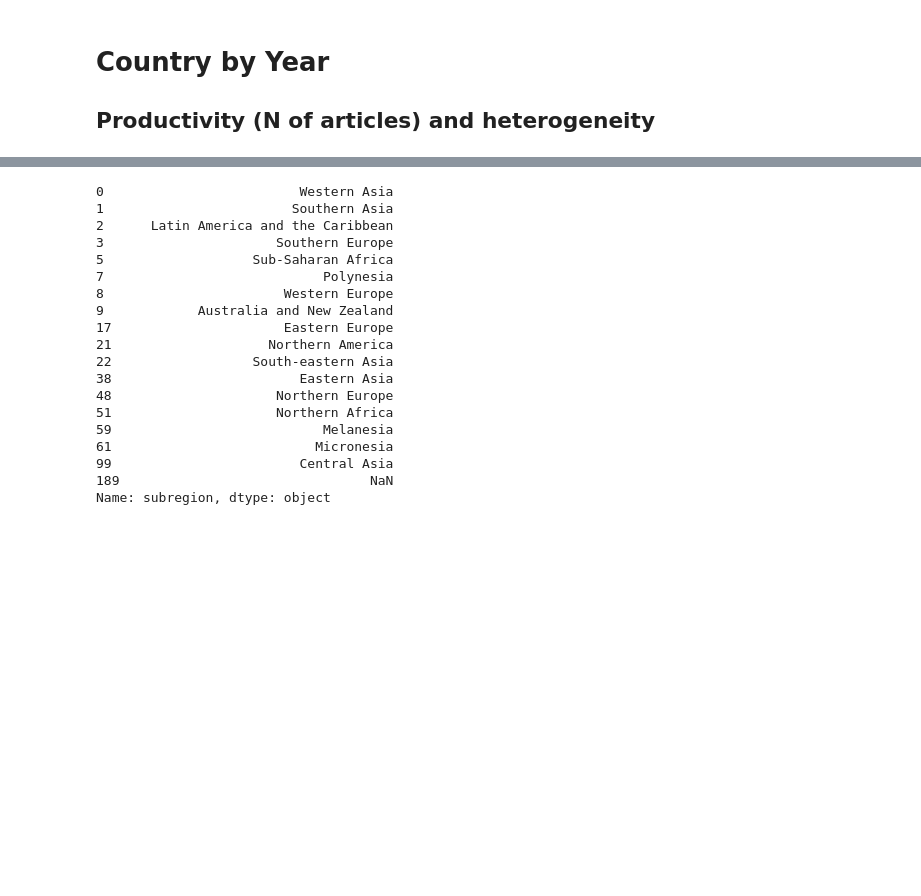
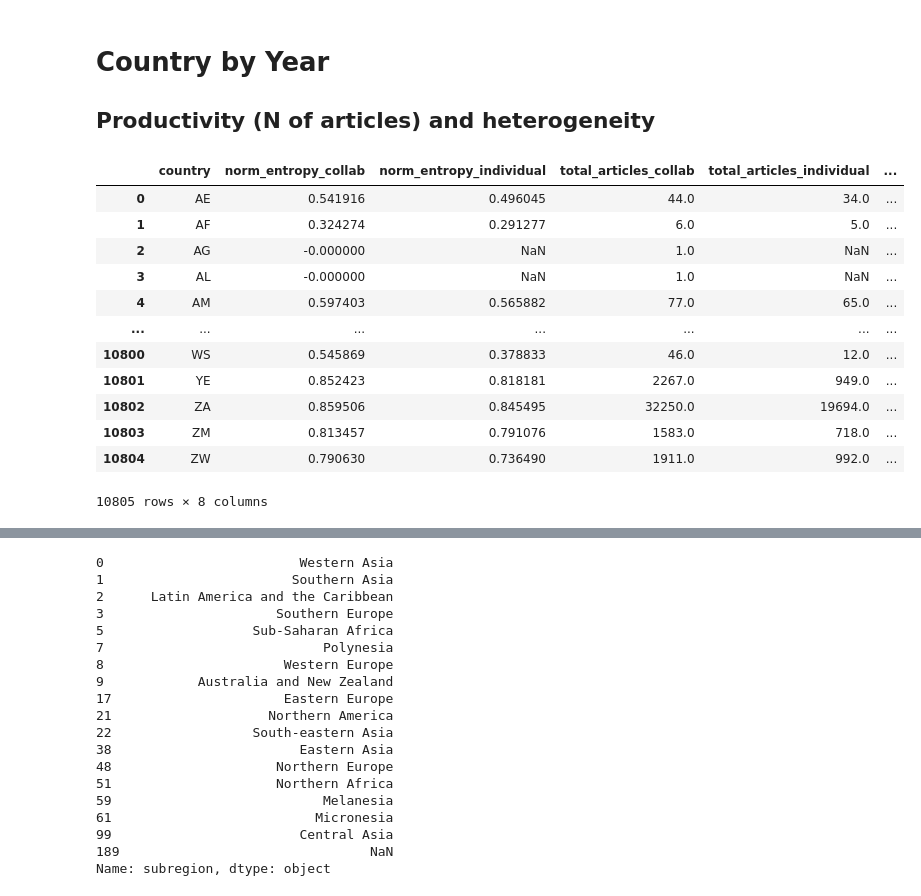
Before and after one commit to irivorobey/geoTopics, a Jupyter notebook: irina/cosine_yearly_analysis.ipynb, the cells around one changed output, grey strips where cells are left out. Drawn from its saved outputs; the diff is of its cells as text; code cells hidden in the pictures; blank space fills up the shorter version.

```diff
--- a/Irina/cosine_yearly_analysis.ipynb
+++ b/irina/cosine_yearly_analysis.ipynb
@@ -18,6 +18,22 @@ end_year = 2023
 ## Productivity (N of articles) and heterogeneity
 # %%
 df_country_stats = pd.read_csv(path+"df_country_stats_compare.csv")
+# %%
+df_country_stats
+# %% [output]
+|  | country | norm_entropy_collab | norm_entropy_individual | total_articles_collab | total_articles_individual | ... |
+| 0 | AE | 0.541916 | 0.496045 | 44.0 | 34.0 | ... |
+| 1 | AF | 0.324274 | 0.291277 | 6.0 | 5.0 | ... |
+| 2 | AG | -0.000000 | NaN | 1.0 | NaN | ... |
+| 3 | AL | -0.000000 | NaN | 1.0 | NaN | ... |
+| 4 | AM | 0.597403 | 0.565882 | 77.0 | 65.0 | ... |
+| ... | ... | ... | ... | ... | ... | ... |
+| 10800 | WS | 0.545869 | 0.378833 | 46.0 | 12.0 | ... |
+| 10801 | YE | 0.852423 | 0.818181 | 2267.0 | 949.0 | ... |
+| 10802 | ZA | 0.859506 | 0.845495 | 32250.0 | 19694.0 | ... |
+| 10803 | ZM | 0.813457 | 0.791076 | 1583.0 | 718.0 | ... |
+| 10804 | ZW | 0.790630 | 0.736490 | 1911.0 | 992.0 | ... |
+10805 rows × 8 columns
 # %%
 years = [start_year, end_year]
 df_country_stats_plot = (
```
Also changed, not shown: parts of 8 cells of this notebook, 11 other files.
